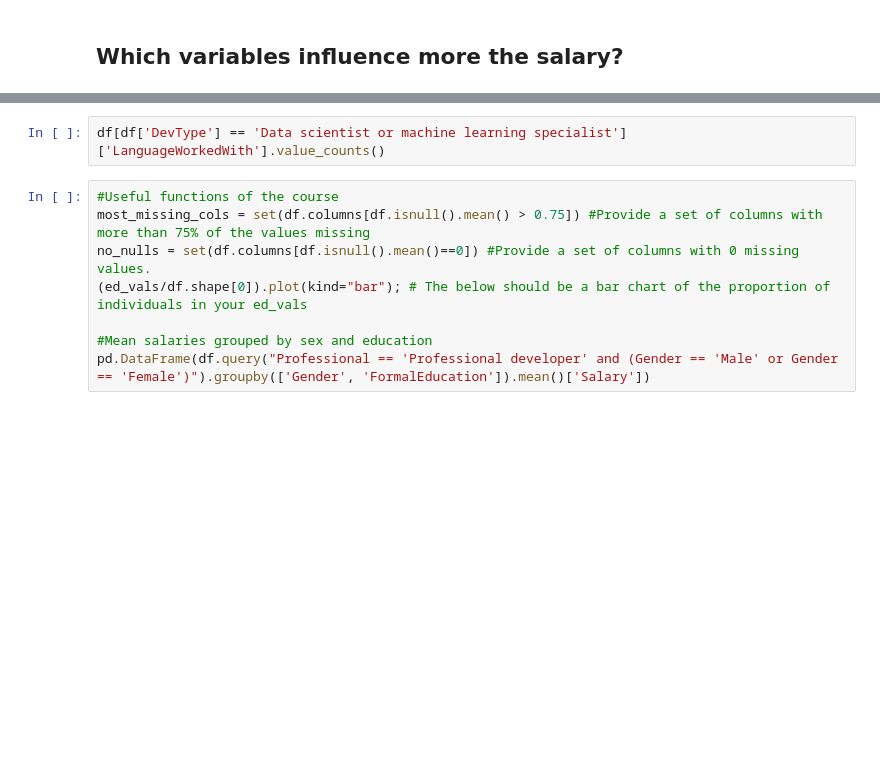
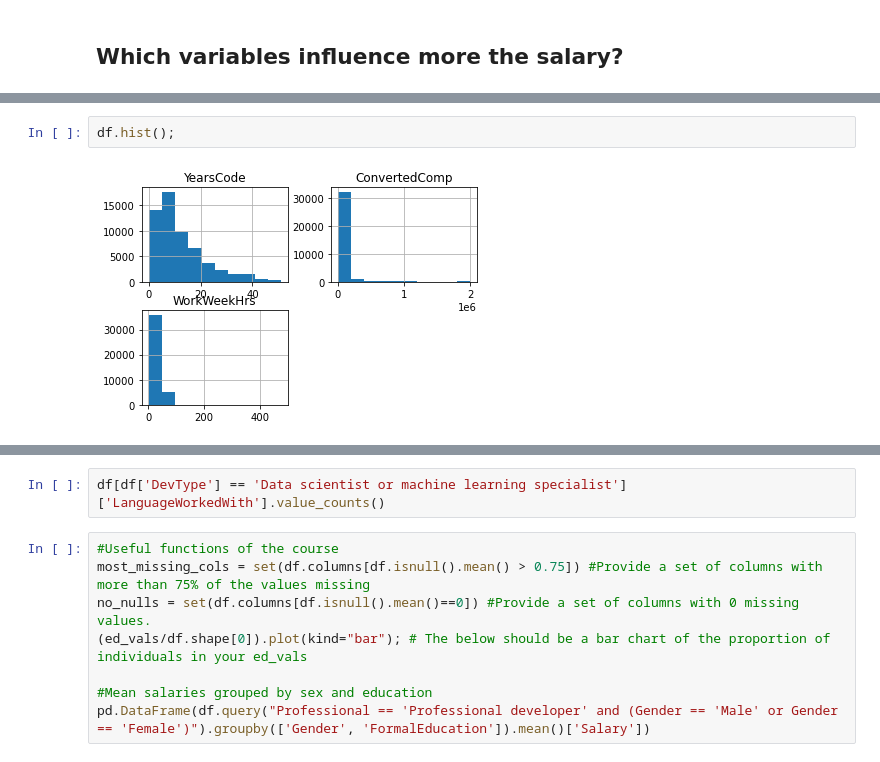
Before and after one commit to rubenvf/Stack_Overflow_Survey_2020, a Jupyter notebook: StackOverflowPost.ipynb, the cells around one changed output, grey strips where cells are left out. Saved outputs shown, nothing was run; the diff lists cells and outputs as text; blank space fills up the shorter version.

```diff
--- a/StackOverflowPost.ipynb
+++ b/StackOverflowPost.ipynb
@@ -151,0 +261,4 @@ print_percentage_top(ratio, 10, 'Top 10 programming languages in 2020')
+# %%
+df.hist();
+# %% [output]
+[figure, added]
```
Also changed, not shown: parts of 28 cells of this notebook.
